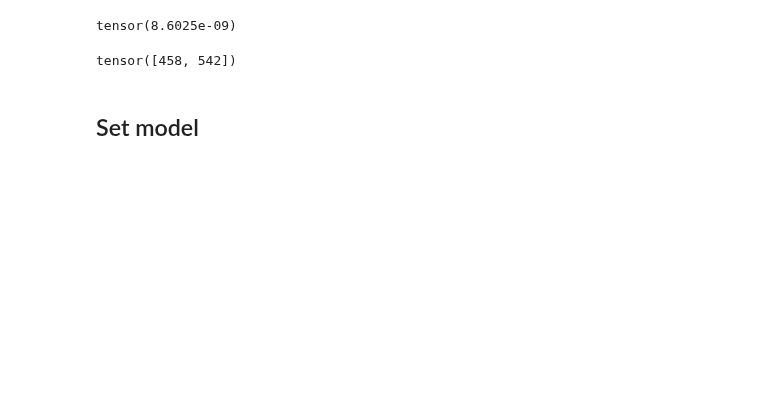
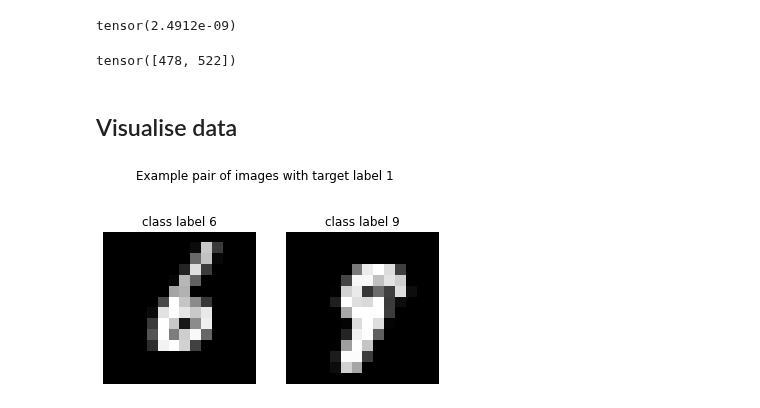
Before and after one commit to puckvg/EE-559-Team, a Jupyter notebook: Project1/Puck/classification_puck.ipynb, the cells around one changed output. Saved outputs shown, nothing was run; the diff lists cells and outputs as text; code cells hidden in the pictures; blank space fills up the shorter version.

```diff
--- a/Project1/Puck/classification_puck.ipynb
+++ b/Project1/Puck/classification_puck.ipynb
@@ -12,2 +13,2 @@ import utils
 # %%
-tr_inp, tr_target, tr_classes, te_inp, te_target, te_classes = generate_pair_sets(1000)
+tr_inp, tr_bool, tr_digits, te_inp, te_bool, te_digits = generate_pair_sets(1000)
@@ -14,15 +18,36 @@ tr_inp, tr_target, tr_classes, te_inp, te_target, te_classes = generate_pair_set
+# %%
+def normalize(tr_inp, te_inp):
+    mean = torch.mean(tr_inp)
+    std = torch.std(tr_inp)
+    tr_inp -= mean
+    tr_inp /= mean
+    te_inp -= mean
+    te_inp /= mean
+    return tr_inp, te_inp
 # %%
 # normalise data
-tr_inp, te_inp = utils.normalize(tr_inp, te_inp)
+tr_inp, te_inp = normalize(tr_inp, te_inp)
 # %%
 torch.mean(tr_inp)
 # %% [output]
-tensor(8.6025e-09)
+tensor(2.4912e-09)
 # %%
-torch.bincount(tr_target)
+torch.bincount(tr_bool)
 # %% [output]
-tensor([458, 542])
+tensor([478, 522])
 # %%
 # maybe fix class imbalance
-# %% [markdown]
-## Set model
+# %% [markdown]
+## Visualise data
+# %%
+fig, axes = plt.subplots(nrows=1, ncols=2)
+fig.suptitle("Example pair of images with target label {}".format(tr_bool[0]))
+
+for i in range(2):
+    axes[i].imshow(tr_inp[0][i], cmap="gray")
+    axes[i].set_axis_off()
+    axes[i].set_title('class label {}'.format(tr_digits[0][i]))
+
+plt.show()
+# %% [output]
+[figure, added]
```
Also changed, not shown: parts of 33 cells of this notebook.
